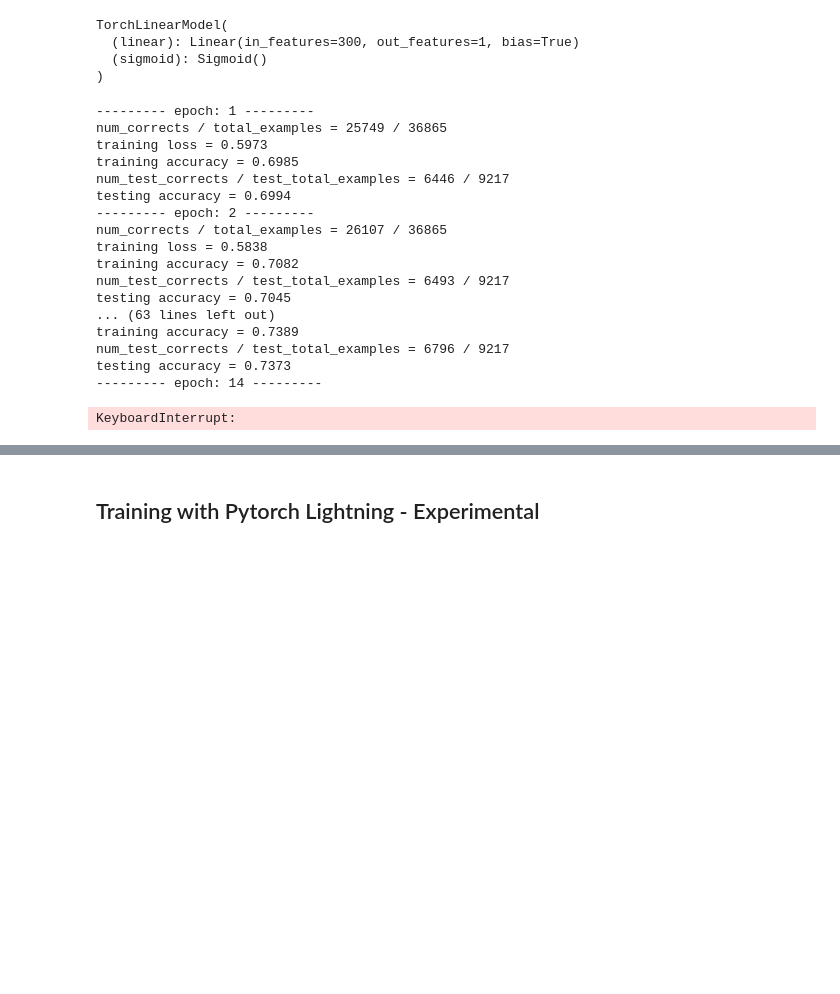
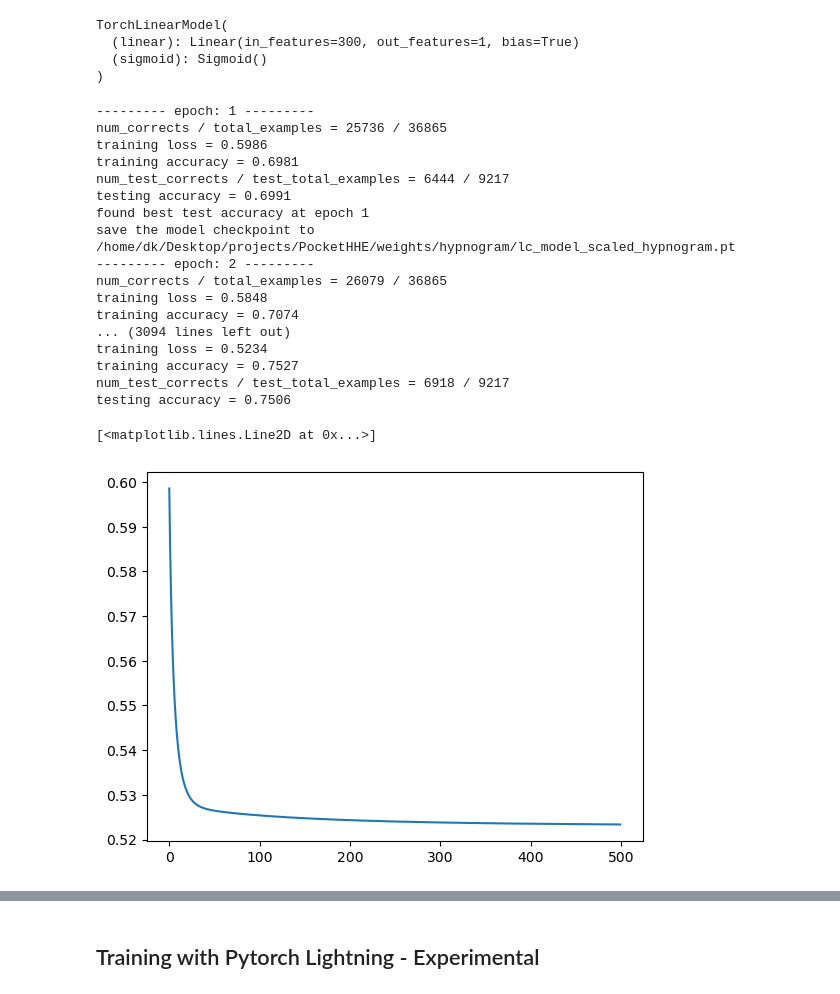
Before and after one commit to khoaguin/PocketHHE, a Jupyter notebook: notebooks/hypnogram.ipynb, the cells around one changed output, grey strips where cells are left out. Drawn from its saved outputs; the diff is of its cells as text; code cells hidden in the pictures; blank space fills up the shorter version.

Commit message:
done training on plaintext scaled hypnogram data with a 1-FC nn

```diff
--- a/notebooks/hypnogram.ipynb
+++ b/notebooks/hypnogram.ipynb
@@ -89,11 +75,12 @@ TorchLinearModel(
 # %%
-def train(model, train_loader, test_loader):
+def train(model, train_loader, test_loader, save_weight_path = None):
     criterion = torch.nn.BCELoss()
     optimizer = torch.optim.Adam(model.parameters(), lr=lr)
 
     train_losses = []
     train_accuracies = []
     test_accuracies = []
+    best_test_acc = 0
 
     for e in range(epoch):
         print(f"--------- epoch: {e+1} ---------")
@@ -140,9 +127,21 @@ def train(model, train_loader, test_loader):
                 test_corrects += torch.sum((y_pred.round() == y))
                 test_total_examples += len(y)
 
-        test_accuracies.append(test_corrects.item() / test_total_examples)
+        test_acc = test_corrects.item() / test_total_examples
+        test_accuracies.append(test_acc)
         print(f"num_test_corrects / test_total_examples = {test_corrects.item()} / {test_total_examples}")
         print(f"testing accuracy = {test_accuracies[-1]:.4f}")
+        if save_weight_path is not None:
+            if test_acc > best_test_acc:
+                # save the model
+                print(f"found best test accuracy at epoch {e+1}")
+                print(f"save the model checkpoint to {save_weight_path}")
+                torch.save({
+                    'epoch': e+1,
+                    'model_state_dict': model.state_dict(),
+                    'test_acc': test_acc,
+                }, save_weight_path)
+                best_test_acc = test_acc
 
     return train_losses, train_accuracies, test_accuracies
 # %% [markdown]
@@ -272,32 +276,40 @@ train_loader_scaled = DataLoader(train_dataset_scaled, batch_size=batch_size)
 test_loader_scaled = DataLoader(test_dataset_scaled, batch_size=batch_size)
 # %%
 device = torch.device('cpu')
-lr_model_2 = TorchLinearModel(300, 1)
-lr_model_2.to(device)
-lr_model_2
+lc_model = TorchLinearModel(300, 1)
+lc_model.to(device)
+lc_model
 # %% [output]
 TorchLinearModel(
   (linear): Linear(in_features=300, out_features=1, bias=True)
   (sigmoid): Sigmoid()
 )
 # %%
-train_losses_2, train_accuracies_2, test_accuracies_2 = train(lr_model_2, train_loader_scaled, test_loader_scaled)
+save_weight_path = project_path / 'weights' / 'hypnogram' / 'lc_model_scaled_hypnogram.pt'
+train_losses_2, train_accuracies_2, test_accuracies_2 = train(lc_model,
+                                                              train_loader_scaled,
+                                                              test_loader_scaled,
+                                                              save_weight_path)
 # %% [output]
 --------- epoch: 1 ---------
-num_corrects / total_examples = 25749 / 36865
-training loss = 0.5973
-training accuracy = 0.6985
-num_test_corrects / test_total_examples = 6446 / 9217
-testing accuracy = 0.6994
+num_corrects / total_examples = 25736 / 36865
+training loss = 0.5986
+training accuracy = 0.6981
+num_test_corrects / test_total_examples = 6444 / 9217
+testing accuracy = 0.6991
+found best test accuracy at epoch 1
+save the model checkpoint to /home/dk/Desktop/projects/PocketHHE/weights/hypnogram/lc_model_scaled_hypnogram.pt
 --------- epoch: 2 ---------
-num_corrects / total_examples = 26107 / 36865
-training loss = 0.5838
-training accuracy = 0.7082
-num_test_corrects / test_total_examples = 6493 / 9217
-testing accuracy = 0.7045
-... (63 lines left out)
-training accuracy = 0.7389
-num_test_corrects / test_total_examples = 6796 / 9217
-testing accuracy = 0.7373
---------- epoch: 14 ---------
+num_corrects / total_examples = 26079 / 36865
+training loss = 0.5848
+training accuracy = 0.7074
+... (3094 lines left out)
+training loss = 0.5234
+training accuracy = 0.7527
+num_test_corrects / test_total_examples = 6918 / 9217
+testing accuracy = 0.7506
-KeyboardInterrupt:
+# %%
+plt.plot(train_losses_2)
+# %% [output]
+[<matplotlib.lines.Line2D at 0x...>]
+[figure, added]
```
Also changed, not shown: parts of 7 cells of this notebook, 1 other file.
